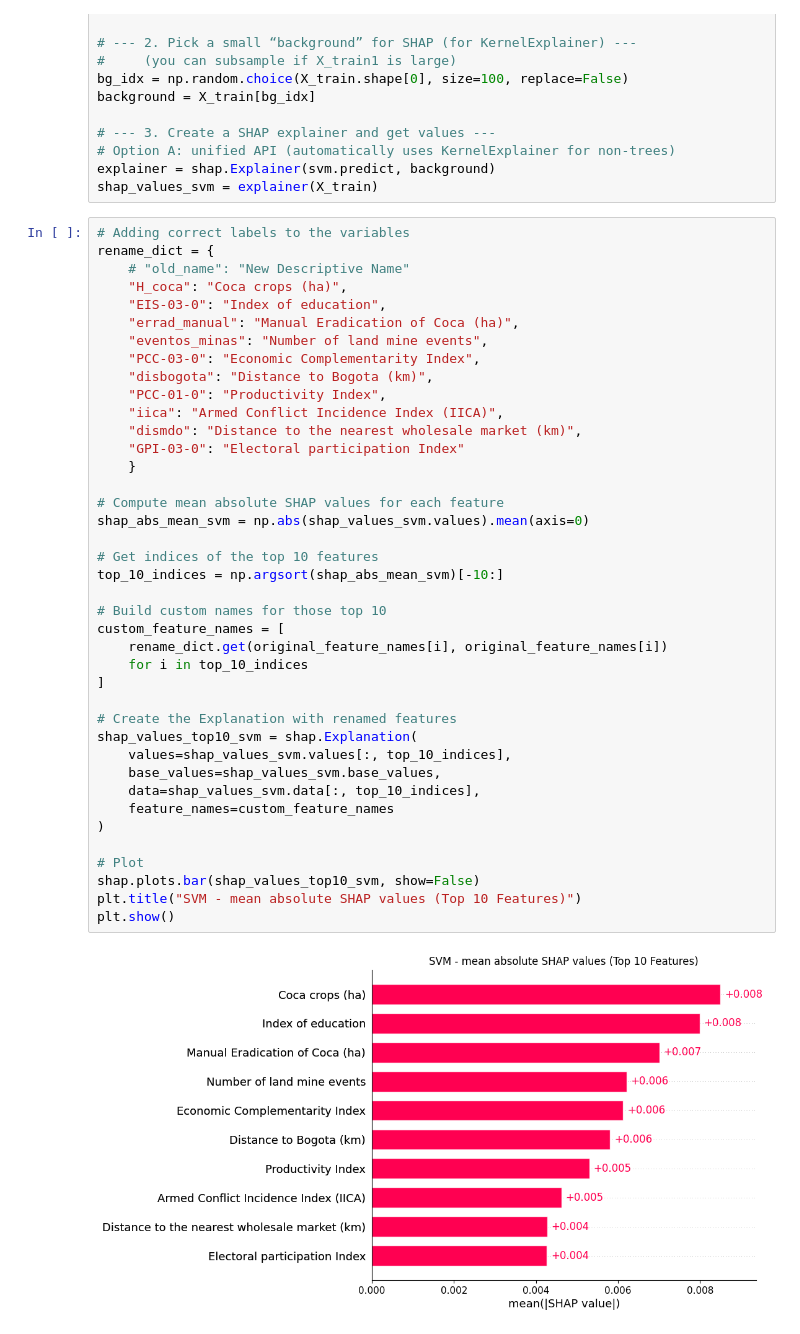
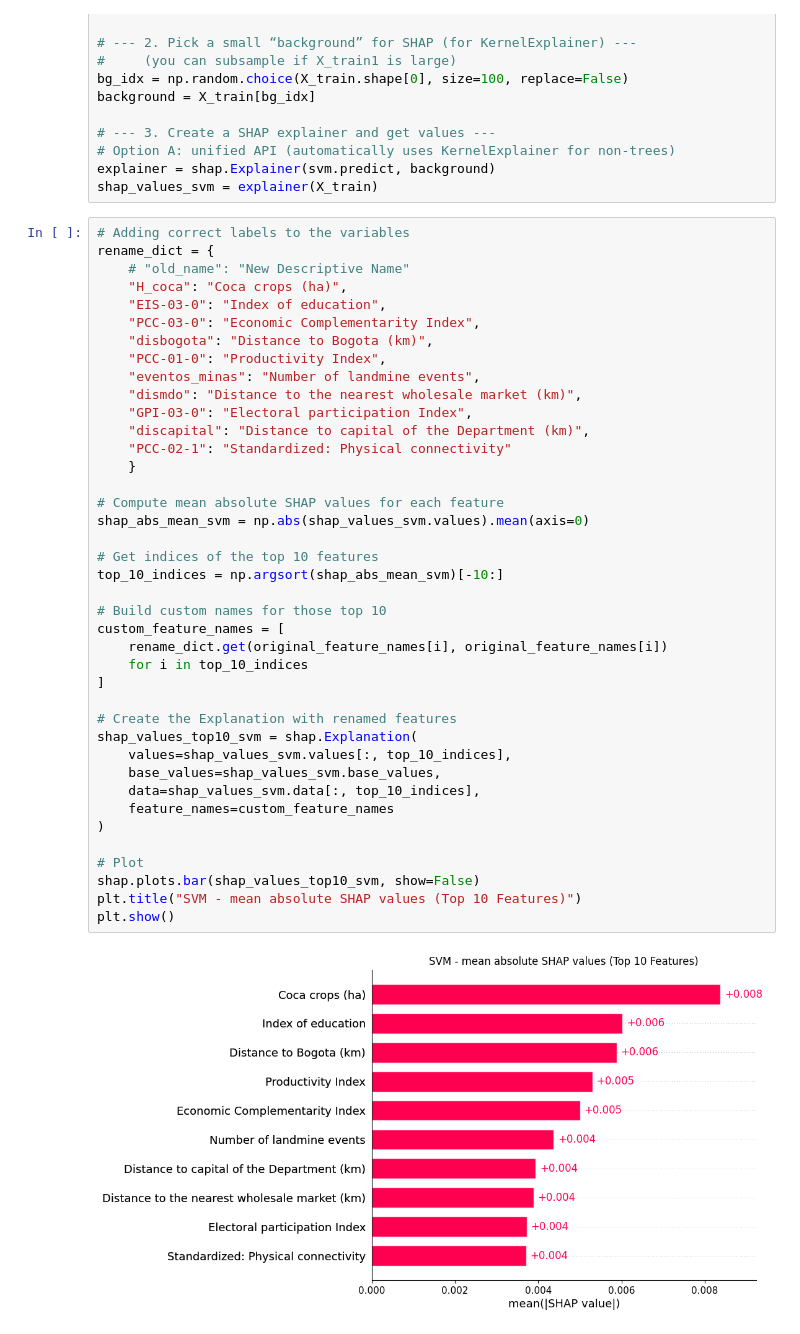
Before and after one commit to cpj97/MDS_thesis, a Jupyter notebook: Code/svm.ipynb, the cells around one changed output. Saved outputs shown, nothing was run; the diff lists cells and outputs as text.

```diff
--- a/Code/svm.ipynb
+++ b/Code/svm.ipynb
@@ -292,42 +292,42 @@ rename_dict = {
     # "old_name": "New Descriptive Name"
     "H_coca": "Coca crops (ha)",
     "EIS-03-0":	"Index of education",
-    "errad_manual": "Manual Eradication of Coca (ha)",
-    "eventos_minas": "Number of land mine events",
     "PCC-03-0": "Economic Complementarity Index",
     "disbogota": "Distance to Bogota (km)",
     "PCC-01-0": "Productivity Index",
-    "iica": "Armed Conflict Incidence Index (IICA)",
+    "eventos_minas": "Number of landmine events",
     "dismdo": "Distance to the nearest wholesale market (km)",
-    "GPI-03-0": "Electoral participation Index"
+    "GPI-03-0": "Electoral participation Index",
+    "discapital": "Distance to capital of the Department (km)",
+    "PCC-02-1":	"Standardized: Physical connectivity"
     }
 
 # Compute mean absolute SHAP values for each feature
 shap_abs_mean_svm = np.abs(shap_values_svm.values).mean(axis=0)
 
 # Get indices of the top 10 features
 top_10_indices = np.argsort(shap_abs_mean_svm)[-10:]
 
 # Build custom names for those top 10
 custom_feature_names = [
     rename_dict.get(original_feature_names[i], original_feature_names[i])
     for i in top_10_indices
 ]
 
 # Create the Explanation with renamed features
 shap_values_top10_svm = shap.Explanation(
     values=shap_values_svm.values[:, top_10_indices],
     base_values=shap_values_svm.base_values,
     data=shap_values_svm.data[:, top_10_indices],
     feature_names=custom_feature_names
 )
 
 # Plot
 shap.plots.bar(shap_values_top10_svm, show=False)
 plt.title("SVM - mean absolute SHAP values (Top 10 Features)")
 plt.show()
 # %% [output]
-[figure, old version]
+[figure, new version]
 # %%
 # 1. Compute mean absolute SHAP values for all features
 shap_abs_mean_svm = np.abs(shap_values_svm.values).mean(axis=0)
```
Also changed, not shown: parts of 4 cells of this notebook, 2 other files.
